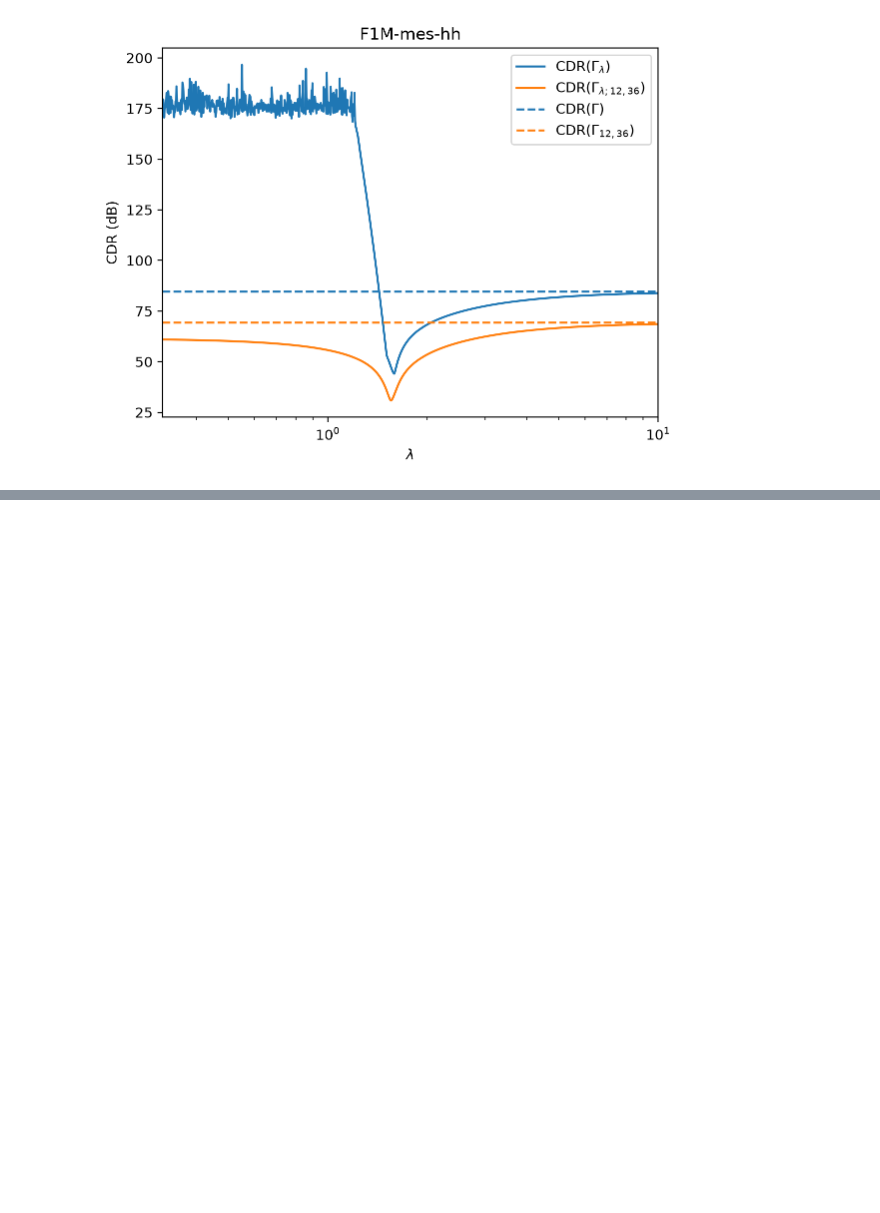
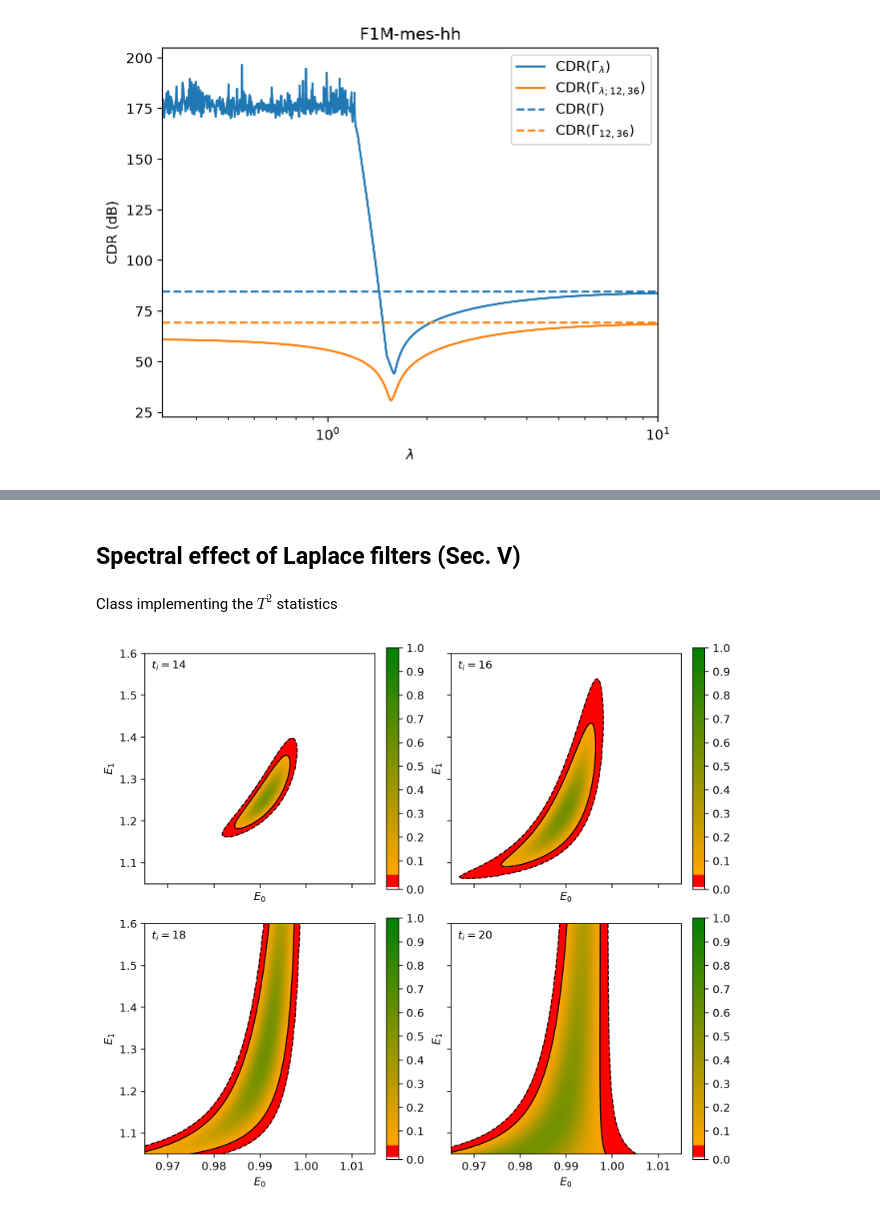
Before and after one commit to aportelli/latan, a Jupyter notebook: notebooks/2508.11541.ipynb, the cells around one changed output, grey strips where cells are left out. Cells and saved outputs as stored; diff of their text form; code cells hidden in the pictures; blank space fills up the shorter version.

```diff
--- a/notebooks/2508.11541.ipynb
+++ b/notebooks/2508.11541.ipynb
@@ -170,0 +193,4 @@ global lambda_opt = 1.5901
+# %% [markdown]
+## Spectral effect of Laplace filters (Sec. V)
+# %% [markdown]
+Class implementing the $T^2$ statistics
@@ -170,0 +210,39 @@ global lambda_opt = 1.5901
+# %%
+def plot_2x2_pvalue(
+    name: str,
+    tis: Tuple[int, int, int, int],
+    tf: int,
+    e0: Tuple[float, float],
+    e1: Tuple[float, float],
+    n_points: int,
+):
+    x = tilde(np.linspace(e0[0], e0[1], n_points))
+    y = tilde(np.linspace(e1[0], e1[1], n_points))
+    X, Y = np.meshgrid(x, y)
+    E0, E1 = tilde_inv(X), tilde_inv(Y)
+    points = np.stack((X.ravel(), Y.ravel()), axis=1)
+    fig, axes = plt.subplots(
+        2, 2, figsize=(8, 7), sharex=True, sharey=True, constrained_layout=True
+    )
+    for ax, ti in zip(axes.flat, tis):
+        t2 = latan.LaplaceFilteredT2(data[name], (ti, tf), 2)
+        Z = np.array([pval(t2, point) for point in points]).reshape(X.shape)
+        _, _, image = lplt.pvalue_contour(E0, E1, Z, ax=ax)
+        ax.text(
+            0.03, 0.97, rf"$t_i = {ti}$", transform=ax.transAxes, ha="left", va="top"
+        )
+        ax.set(xlabel="$E_0$", ylabel="$E_1$")
+        ax.set_box_aspect(1)
+        ax.locator_params(axis="x", nbins=5)
+        fig.colorbar(image, ax=ax, ticks=np.linspace(0.0, 1.0, 11), format="%.1f")
+# %%
+name = "F1M-mes-lh"
+tis = (14, 16, 18, 20)
+tf = 36
+n_points = 100
+e0 = (0.965, 1.015)
+e1 = (1.05, 1.6)
+plot_2x2_pvalue(name, tis, tf, e0, e1, n_points)
+plt.show()
+# %% [output]
+[figure, added]
```
Also changed, not shown: parts of 8 cells of this notebook, 5 other files.
